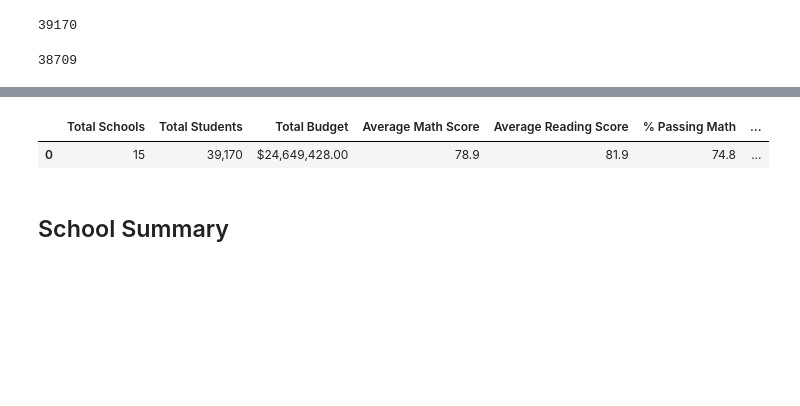
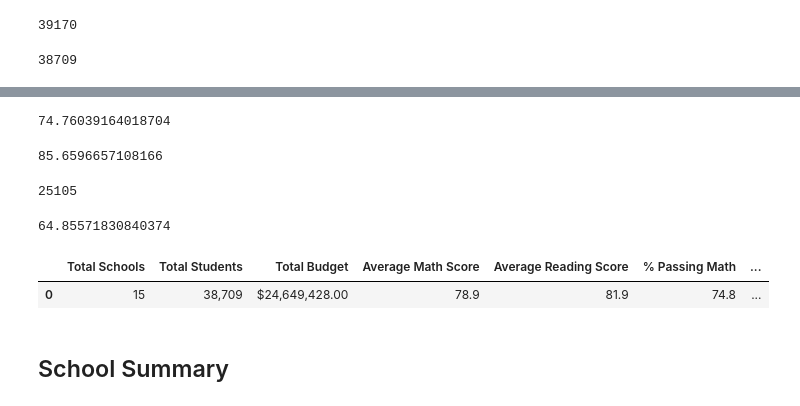
Before and after one commit to jlabouliere/School_District_Analysis, a Jupyter notebook: PyCitySchools_Challenge.ipynb, the cells around one changed output, grey strips where cells are left out. Saved outputs shown, nothing was run; the diff lists cells and outputs as text; code cells hidden in the pictures; blank space fills up the shorter version.

```diff
--- a/PyCitySchools_Challenge.ipynb
+++ b/PyCitySchools_Challenge.ipynb
@@ -142,7 +150,15 @@ passing_reading_count = school_data_complete_df[(school_data_complete_df["readin
 # %%
 # Step 3. Calculate the passing percentages with the new total student count.
-passing_math_percentage = passing_math_count / total_student_count * 100
-passing_reading_percentage = passing_reading_count / total_student_count * 100
+passing_math_percentage = passing_math_count / float(total_student_count) * 100
+passing_reading_percentage = passing_reading_count / float(total_student_count) * 100
+# %%
+passing_math_percentage
+# %% [output]
+74.76039164018704
+# %%
+passing_reading_percentage
+# %% [output]
+85.6596657108166
 # %%
 # Calculate the students who passed both reading and math.
 passing_math_reading = school_data_complete_df[(school_data_complete_df["math_score"] >= 70)
@@ -153,37 +169,45 @@ overall_passing_math_reading_count = passing_math_reading["student_name"].count(
 
 
 # Step 4.Calculate the overall passing percentage with new total student count.
-overall_passing_percentage = overall_passing_math_reading_count / total_student_count * 100
+overall_passing_percentage = overall_passing_math_reading_count / float(total_student_count) * 100
+# %%
+overall_passing_math_reading_count
+# %% [output]
+25105
+# %%
+overall_passing_percentage
+# %% [output]
+64.85571830840374
 # %%
 # Create a DataFrame
 district_summary_df = pd.DataFrame(
           [{"Total Schools": school_count,
-          "Total Students": student_count,
+          "Total Students": total_student_count,
           "Total Budget": total_budget,
           "Average Math Score": average_math_score,
           "Average Reading Score": average_reading_score,
           "% Passing Math": passing_math_percentage,
          "% Passing Reading": passing_reading_percentage,
         "% Overall Passing": overall_passing_percentage}])
 
 
 
 # Format the "Total Students" to have the comma for a thousands separator.
 district_summary_df["Total Students"] = district_summary_df["Total Students"].map("{:,}".format)
 # Format the "Total Budget" to have the comma for a thousands separator, a decimal separator and a "$".
 district_summary_df["Total Budget"] = district_summary_df["Total Budget"].map("${:,.2f}".format)
 # Format the columns.
 district_summary_df["Average Math Score"] = district_summary_df["Average Math Score"].map("{:.1f}".format)
 district_summary_df["Average Reading Score"] = district_summary_df["Average Reading Score"].map("{:.1f}".format)
 district_summary_df["% Passing Math"] = district_summary_df["% Passing Math"].map("{:.1f}".format)
 district_summary_df["% Passing Reading"] = district_summary_df["% Passing Reading"].map("{:.1f}".format)
 district_summary_df["% Overall Passing"] = district_summary_df["% Overall Passing"].map("{:.1f}".format)
 
 # Display the data frame
 district_summary_df
 # %% [output]
 |  | Total Schools | Total Students | Total Budget | Average Math Score | Average Reading Score | % Passing Math | ... |
-| 0 | 15 | 39,170 | $24,649,428.00 | 78.9 | 81.9 | 74.8 | ... |
+| 0 | 15 | 38,709 | $24,649,428.00 | 78.9 | 81.9 | 74.8 | ... |
 # %% [markdown]
 ##  School Summary
 # %%
```
Also changed, not shown: parts of 4 cells of this notebook, 3 other files.
